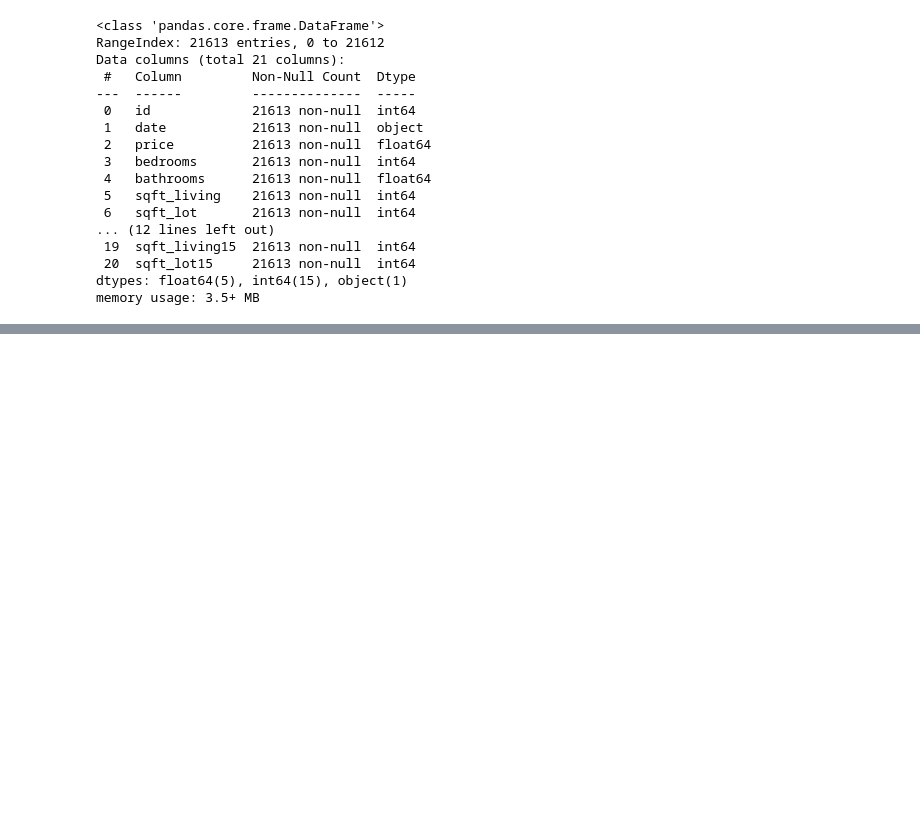
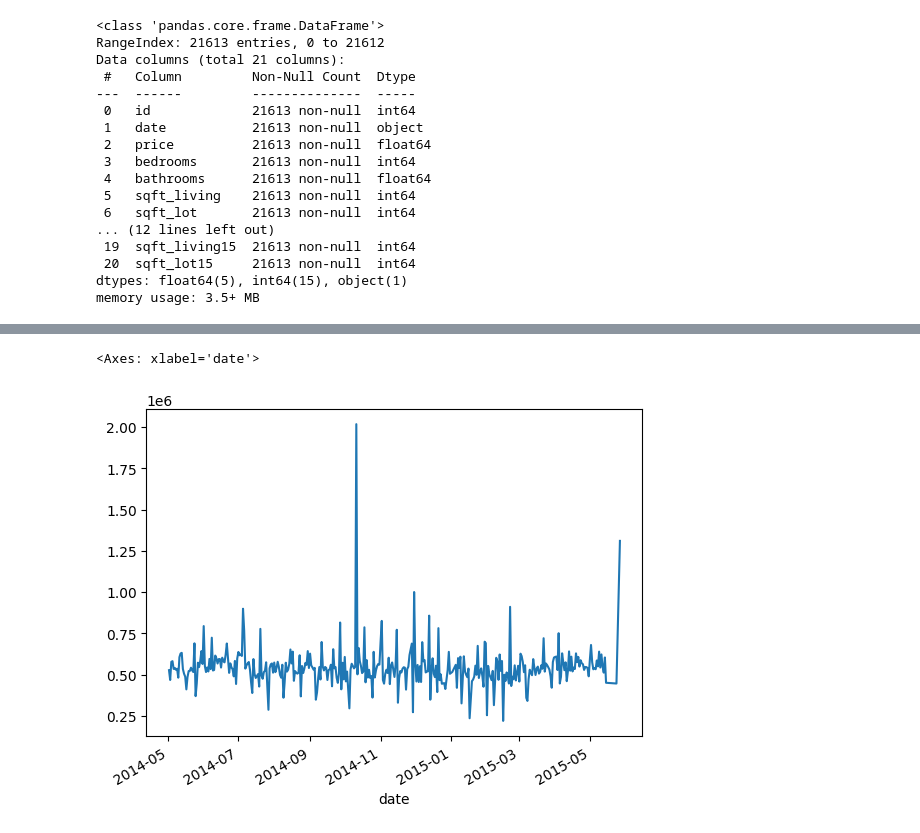
Before and after one commit to ChrlsY/schulich_data_science, a Jupyter notebook: my_notebook.ipynb, the cells around one changed output, grey strips where cells are left out. Saved outputs shown, nothing was run; the diff lists cells and outputs as text; code cells hidden in the pictures; blank space fills up the shorter version.

```diff
--- a/my_notebook.ipynb
+++ b/my_notebook.ipynb
@@ -42,0 +153,5 @@ memory usage: 3.5+ MB
+# %%
+df.groupby('date')['price'].mean().plot()
+# %% [output]
+<Axes: xlabel='date'>
+[figure, added]
```
Also changed, not shown: parts of 27 cells of this notebook.
